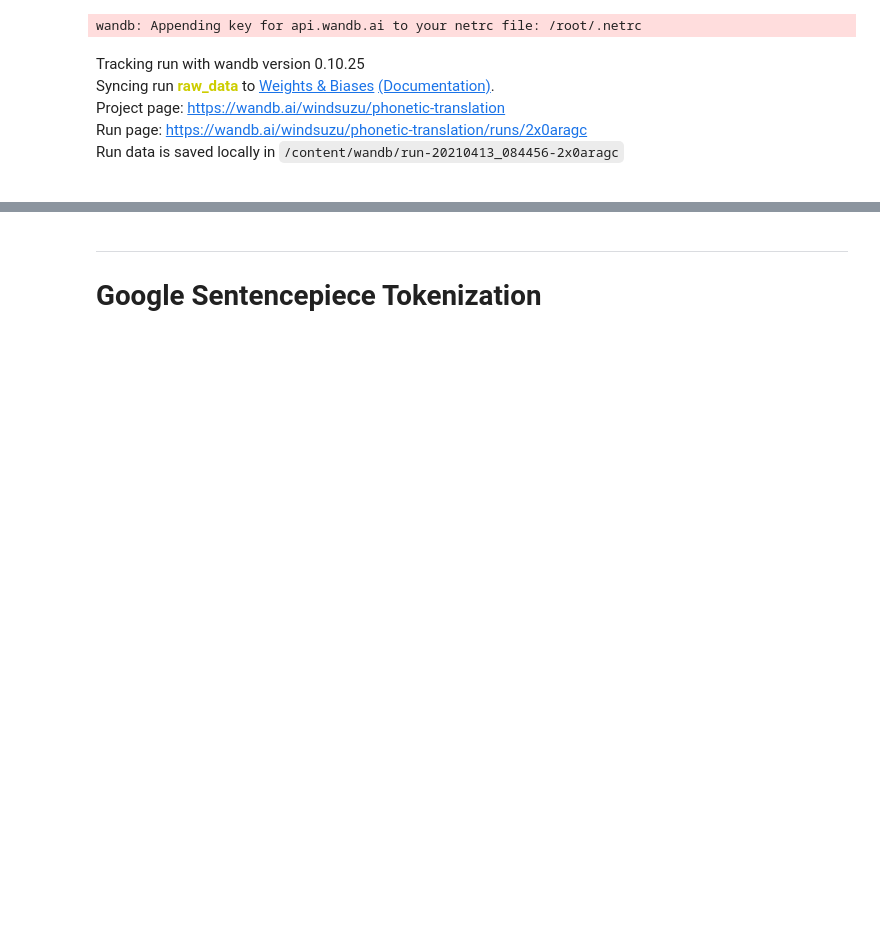
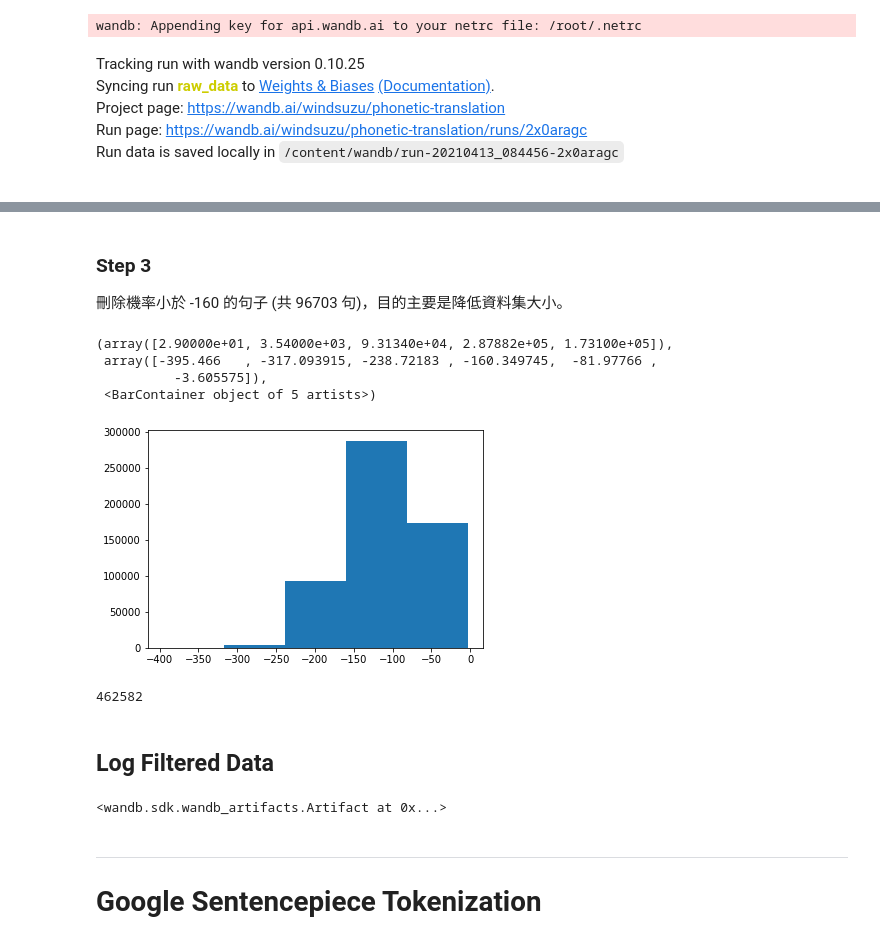
Before and after one commit to windsuzu/Joint-Semantic-Phonetic-Embedding, a Jupyter notebook: experiments/main/data_preprocess.ipynb, the cells around one changed output, grey strips where cells are left out. Drawn from its saved outputs; the diff is of its cells as text; code cells hidden in the pictures; blank space fills up the shorter version.

Commit message:
[add] corpus filtering

```diff
--- a/experiments/main/data_preprocess.ipynb
+++ b/experiments/main/data_preprocess.ipynb
@@ -122,0 +123,11 @@ for data_type, artifact in artifacts.items():
+# %%
+# Download Raw Data
+train_data_art = run.use_artifact("train:latest")
+train_data_dir = train_data_art.download()
+
+# Open Raw Data
+with open(Path(train_data_dir) / "ch.txt", encoding="utf8") as f:
+    ch_docs = f.readlines()
+
+with open(Path(train_data_dir) / "jp.txt", encoding="utf8") as f:
+    jp_docs = f.readlines()
@@ -122,0 +136,3 @@ for data_type, artifact in artifacts.items():
+# %%
+original_parallel_docs = list(zip(ch_docs, jp_docs))
+len(original_parallel_docs)
@@ -122,0 +229,12 @@ for data_type, artifact in artifacts.items():
+# %%
+janome = ja_tokenizer()
+corpus = []
+
+for ch, jp in filtered:
+    ch_str_tokenized = " ".join(jieba.cut(ch[:-1]))
+    jp_str_tokenized = " ".join(janome.tokenize(jp[:-1], wakati=True))
+    line = f"{ch_str_tokenized} ||| {jp_str_tokenized}\n"
+    corpus.append(line)
+
+with open("corpus.zh-ja", 'w', encoding="utf8") as f:
+    f.writelines(corpus)
@@ -122,0 +247,29 @@ for data_type, artifact in artifacts.items():
+# %%
+# ./fast_align -i corpus/corpus.zh-ja -d -o -v -s > corpus/forward.align
+# ./fast_align -i corpus/corpus.zh-ja -d -o -v -s -r > corpus/reverse.align
+
+with open("../fast_align/corpus/forward.align") as f:
+    forward = list(map(lambda x: float(x.split(" ||| ")[1].strip()), f.readlines()))
+
+with open("../fast_align/corpus/reverse.align") as f:
+    reverse = list(map(lambda x: float(x.split(" ||| ")[1].strip()), f.readlines()))
+# %% [markdown]
+### Step 3
+
+刪除機率小於 -160 的句子 (共 96703 句)，目的主要是降低資料集大小。
+# %%
+alignment_scores = [sum(score) / 2 for score in zip(forward, reverse)]
+plt.hist(alignment_scores, bins=5)
+
+# -3 ~ -81     173100
+# -81 ~ -160   287882
+#
+# -160 ~ -238  93134
+# -238 ~ -317  3540
+# -317 ~ -395  29
+# %% [output]
+(array([2.90000e+01, 3.54000e+03, 9.31340e+04, 2.87882e+05, 1.73100e+05]),
+ array([-395.466   , -317.093915, -238.72183 , -160.349745,  -81.97766 ,
+          -3.605575]),
+ <BarContainer object of 5 artists>)
+[figure, added]
@@ -122,0 +281,4 @@ for data_type, artifact in artifacts.items():
+# %%
+len(final_filtered)
+# %% [output]
+462582
@@ -123,3 +294,14 @@ for data_type, artifact in artifacts.items():
+# %% [markdown]
+## Log Filtered Data
+# %%
+filtered_artifact = wandb.Artifact("filtered_train", "filtered_data")
+
+filtered_artifact.add_file(data_dir / "train" / "filtered_ch.txt", "filtered_ch.txt")
+filtered_artifact.add_file(data_dir / "train" / "filtered_jp.txt", "filtered_jp.txt")
+
+run.log_artifact(filtered_artifact)
+# %% [output]
+<wandb.sdk.wandb_artifacts.Artifact at 0x...>
 # %% [markdown]
 ---
 
```
Also changed, not shown: parts of 37 cells of this notebook, 2 other files.
